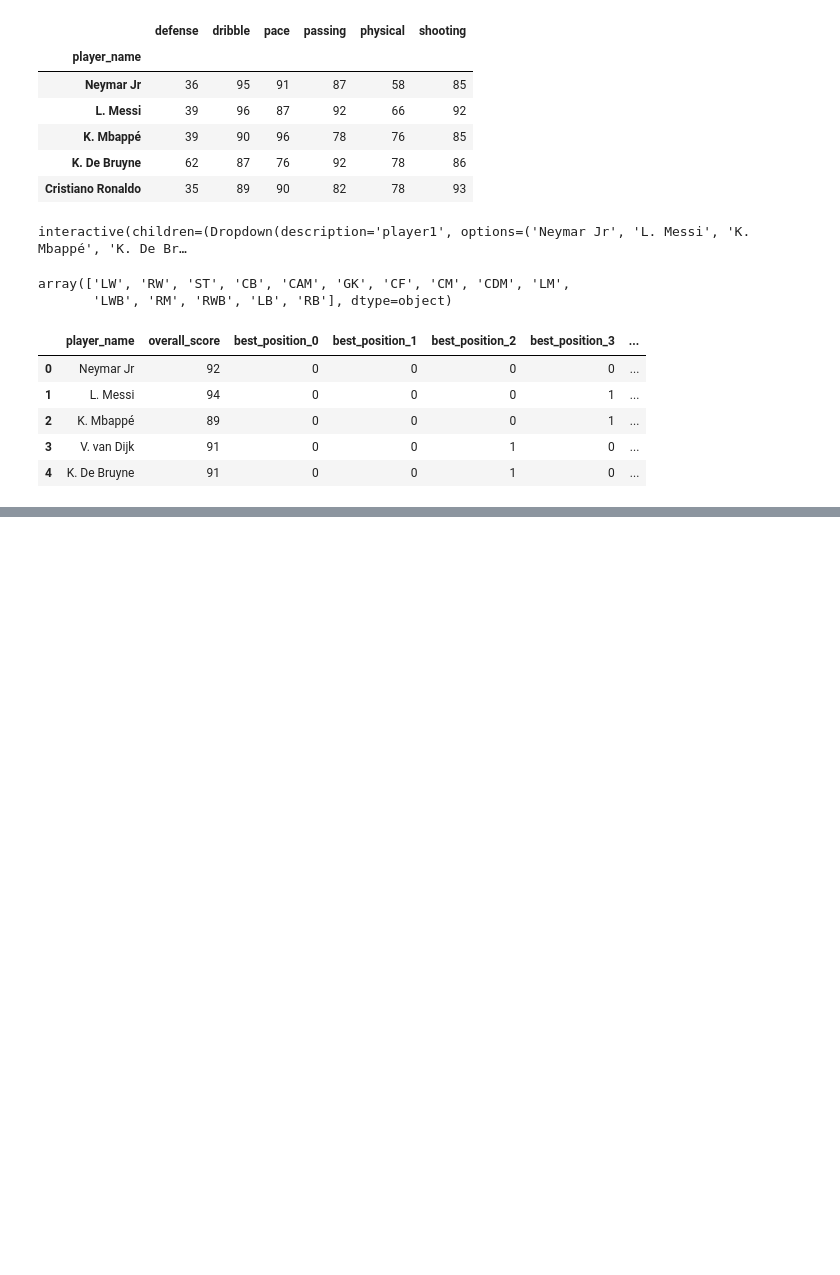
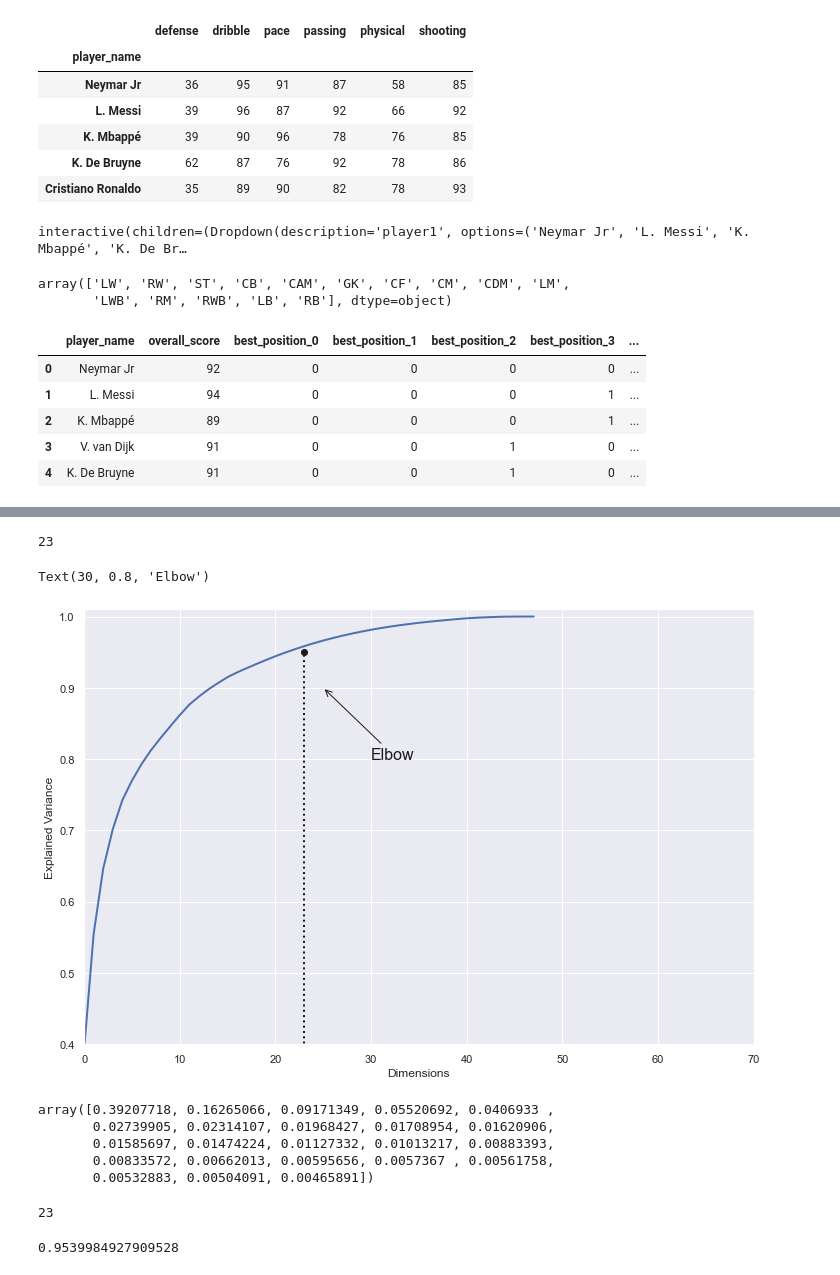
Before and after one commit to drexhepi/player_similarity, a Jupyter notebook: data_n_models.ipynb, the cells around one changed output, grey strips where cells are left out. Drawn from its saved outputs; the diff is of its cells as text; code cells hidden in the pictures; blank space fills up the shorter version.

```diff
--- a/data_n_models.ipynb
+++ b/data_n_models.ipynb
@@ -445,0 +608,22 @@ data.head()
+# %%
+pca_95p = PCA()
+pca_95p.fit(data_scaled)
+cumsum = np.cumsum(pca_95p.explained_variance_ratio_)
+# %%
+d = np.argmax(cumsum>= 0.95) + 1
+d
+# %% [output]
+23
+# %%
+plt.figure(figsize = (12,8))
+plt.plot(cumsum, linewidth=2)
+plt.axis([0, 70, 0.4, 1.01])
+plt.xlabel('Dimensions')
+plt.ylabel('Explained Variance')
+plt.plot([d,d], [0, 0.95], 'k:', linewidth=2)
+plt.plot(d, 0.95, 'ko')
+plt.annotate('Elbow', xy=(25, 0.9), xytext = (30, 0.8), arrowprops = dict(arrowstyle='->',color='k'),
+            fontsize=16, c='k',)
+# %% [output]
+Text(30, 0.8, 'Elbow')
+[figure, added]
@@ -445,0 +636,16 @@ data.head()
+# %%
+pca_sample.explained_variance_ratio_
+# %% [output]
+array([0.39207718, 0.16265066, 0.09171349, 0.05520692, 0.0406933 ,
+       0.02739905, 0.02314107, 0.01968427, 0.01708954, 0.01620906,
+       0.01585697, 0.01474224, 0.01127332, 0.01013217, 0.00883393,
+       0.00833572, 0.00662013, 0.00595656, 0.0057367 , 0.00561758,
+       0.00532883, 0.00504091, 0.00465891])
+# %%
+pca_sample.n_components_
+# %% [output]
+23
+# %%
+np.sum(pca_sample.explained_variance_ratio_)
+# %% [output]
+0.9539984927909528
```
Also changed, not shown: parts of 20 cells of this notebook.
